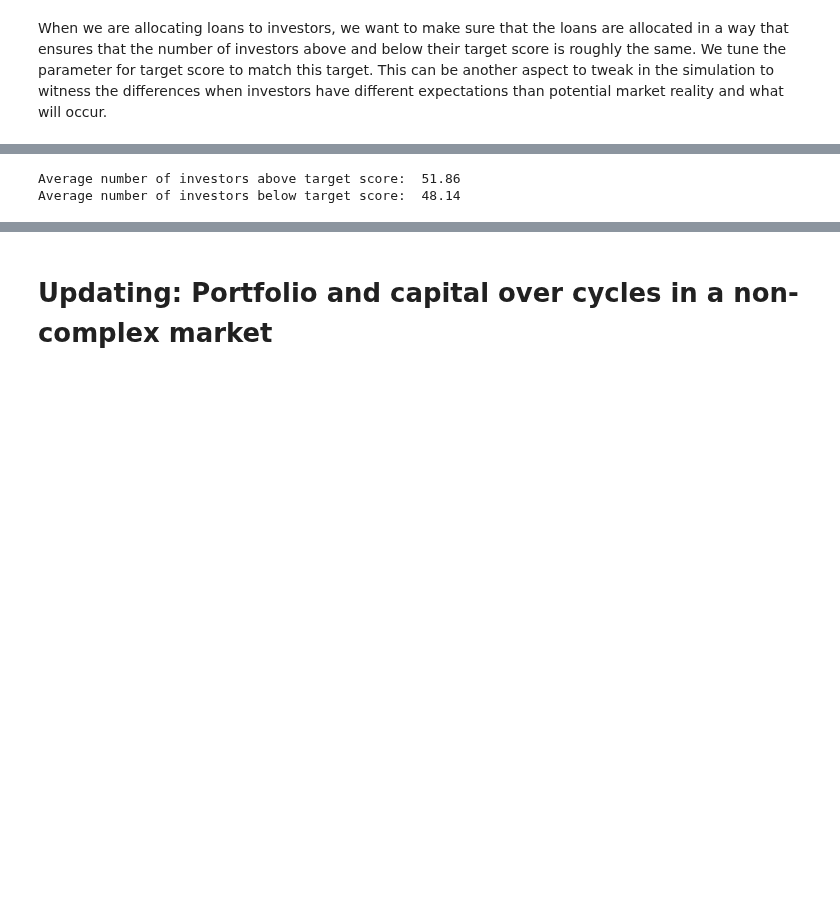
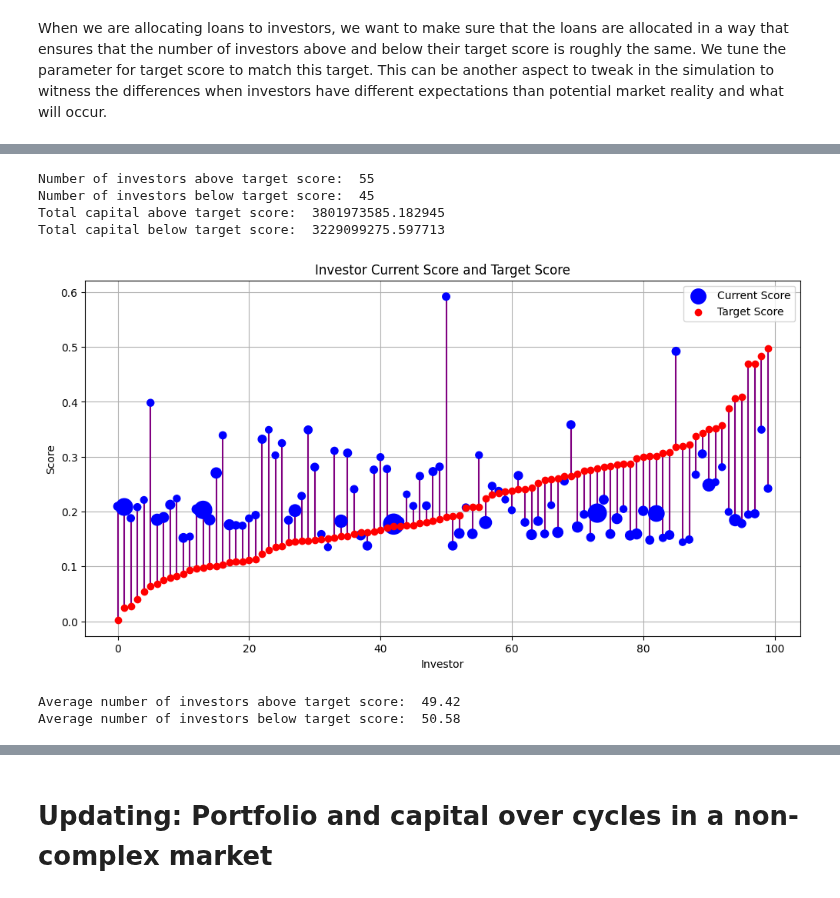
Before and after one commit to mithilpujar/capstone, a Jupyter notebook: Loan Investor Demonstration.ipynb, the cells around one changed output, grey strips where cells are left out. Drawn from its saved outputs; the diff is of its cells as text; code cells hidden in the pictures; blank space fills up the shorter version.

```diff
--- a/Loan Investor Demonstration.ipynb
+++ b/Loan Investor Demonstration.ipynb
@@ -108,3 +192,60 @@ Number of investors below target score:  49
+# %%
+# Creating a universe of investors and loans
+num_investors = 100
+num_loans = 1000
+
+investor_list = [LoanInvestor.LoanInvestorObj() for i in range(num_investors)]
+loan_list = [Loan.LoanObj() for i in range(num_loans)]
+
+# Initializing the investor portfolios
+for investor in investor_list:
+    investor.generate_initial_capital()
+    investor.initialize_portfolio([loan for loan in loan_list if loan.current_owner == "no owner"])
+
+# Extracting the capital, current scores, and target scores
+capital = np.array([investor.capital for investor in investor_list])
+current_scores = np.array([investor.current_score for investor in investor_list])
+target_scores= np.array([investor.target_score for investor in investor_list])
+
+# Sorting the scores and capital for a more organized visualization
+indices = np.argsort(target_scores)
+current_scores_sorted = current_scores[indices]
+target_scores_sorted = target_scores[indices]
+capital_sorted = capital[indices]
+
+# Calculating the total capital above and below target score
+total_capital_above_target = sum(capital[i] for i in range(num_investors) if current_scores[i] > target_scores[i])
+total_capital_below_target = sum(capital[i] for i in range(num_investors) if current_scores[i] < target_scores[i])
+
+# Printing the number of investors and total capital above and below target score
+print("Number of investors above target score: ", sum(current_scores > target_scores))
+print("Number of investors below target score: ", sum(current_scores < target_scores))
+print("Total capital above target score: ", total_capital_above_target)
+print("Total capital below target score: ", total_capital_below_target)
+
+# Normalize capital for scatter plot size (adjust scale factor as needed)
+size_factor = 0.000001  # Adjust this factor to scale the sizes appropriately
+sizes = capital_sorted * size_factor
+
+# Creating the scatter plot with connected lines
+plt.figure(figsize=(12, 6))
+for i in range(num_investors):
+    plt.plot([i, i], [current_scores_sorted[i], target_scores_sorted[i]], color='purple')  # lines
+plt.scatter(range(num_investors), current_scores_sorted, s=sizes, color='blue', label='Current Score', zorder=5)
+plt.scatter(range(num_investors), target_scores_sorted, color='red', label='Target Score', zorder=5)
+
+plt.ylabel("Score")
+plt.xlabel("Investor")
+plt.title("Investor Current Score and Target Score")
+plt.legend()
+plt.grid(True)
+plt.show()
+# %% [output]
+Number of investors above target score:  55
+Number of investors below target score:  45
+Total capital above target score:  3801973585.182945
+Total capital below target score:  3229099275.597713
+[figure, added]
 # %%
 # getting the average number of investors above and below their target score
 trials = 100
@@ -114,8 +255,8 @@ num_investors_above = []
 num_investors_below = []
 
 for i in range(trials):
-    investor_list = [LoanInvestor.LoanInvestor() for i in range(num_investors)]
-    loan_list = [Loan.Loan() for i in range(num_loans)]
+    investor_list = [LoanInvestor.LoanInvestorObj() for i in range(num_investors)]
+    loan_list = [Loan.LoanObj() for i in range(num_loans)]
 
     current_scores = []
     target_scores = []
@@ -133,5 +274,5 @@ for i in range(trials):
 print("Average number of investors above target score: ", np.mean(num_investors_above))
 print("Average number of investors below target score: ", np.mean(num_investors_below))
 # %% [output]
-Average number of investors above target score:  51.86
-Average number of investors below target score:  48.14
+Average number of investors above target score:  49.42
+Average number of investors below target score:  50.58
```
Also changed, not shown: parts of 16 cells of this notebook, 2 other files.
